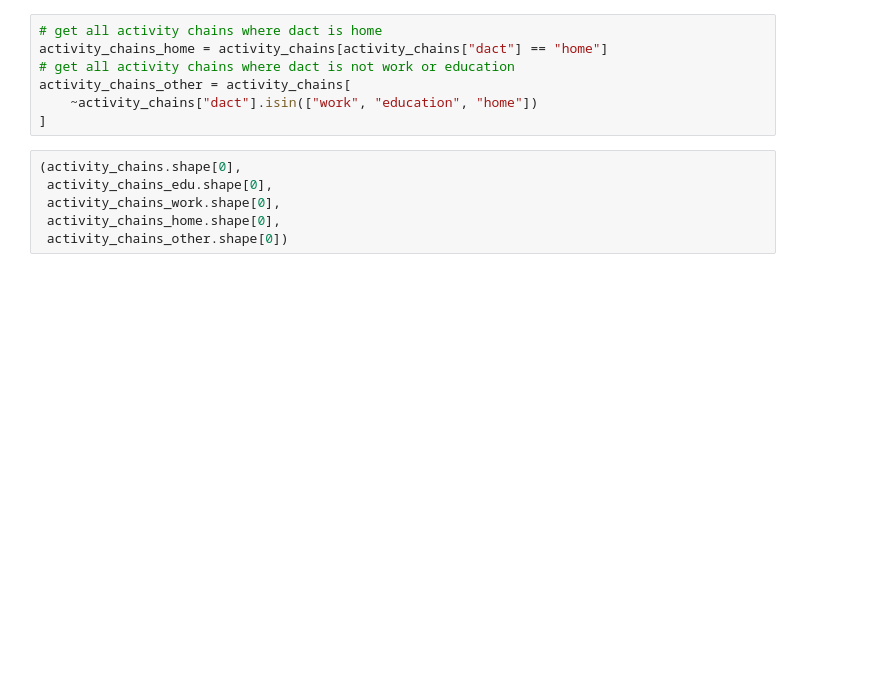
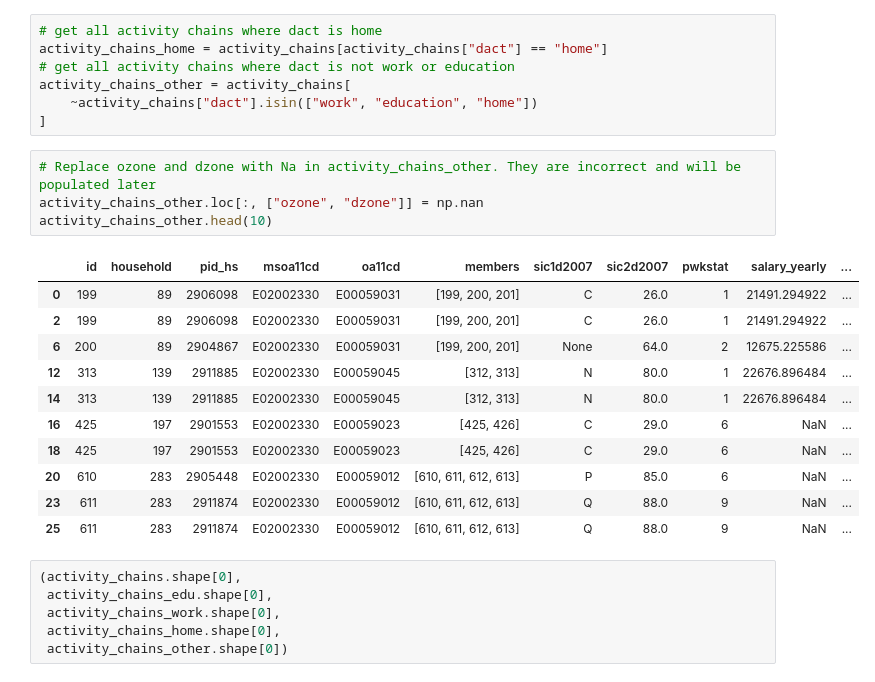
Before and after one commit to Urban-Analytics-Technology-Platform/acbm, a Jupyter notebook: notebooks/sandbox_exploring_pam.ipynb, the cells around one changed output. Drawn from its saved outputs; the diff is of its cells as text; blank space fills up the shorter version.

```diff
--- a/notebooks/sandbox_exploring_pam.ipynb
+++ b/notebooks/sandbox_exploring_pam.ipynb
@@ -110,6 +111,22 @@ activity_chains_home = activity_chains[activity_chains["dact"] == "home"]
 activity_chains_other = activity_chains[
     ~activity_chains["dact"].isin(["work", "education", "home"])
 ]
+# %%
+# Replace ozone and dzone with Na in activity_chains_other. They are incorrect and will be populated later
+activity_chains_other.loc[:, ["ozone", "dzone"]] = np.nan
+activity_chains_other.head(10)
+# %% [output]
+|  | id | household | pid_hs | msoa11cd | oa11cd | members | sic1d2007 | sic2d2007 | pwkstat | salary_yearly | ... |
+| 0 | 199 | 89 | 2906098 | E02002330 | E00059031 | [199, 200, 201] | C | 26.0 | 1 | 21491.294922 | ... |
+| 2 | 199 | 89 | 2906098 | E02002330 | E00059031 | [199, 200, 201] | C | 26.0 | 1 | 21491.294922 | ... |
+| 6 | 200 | 89 | 2904867 | E02002330 | E00059031 | [199, 200, 201] | None | 64.0 | 2 | 12675.225586 | ... |
+| 12 | 313 | 139 | 2911885 | E02002330 | E00059045 | [312, 313] | N | 80.0 | 1 | 22676.896484 | ... |
+| 14 | 313 | 139 | 2911885 | E02002330 | E00059045 | [312, 313] | N | 80.0 | 1 | 22676.896484 | ... |
+| 16 | 425 | 197 | 2901553 | E02002330 | E00059023 | [425, 426] | C | 29.0 | 6 | NaN | ... |
+| 18 | 425 | 197 | 2901553 | E02002330 | E00059023 | [425, 426] | C | 29.0 | 6 | NaN | ... |
+| 20 | 610 | 283 | 2905448 | E02002330 | E00059012 | [610, 611, 612, 613] | P | 85.0 | 6 | NaN | ... |
+| 23 | 611 | 283 | 2911874 | E02002330 | E00059012 | [610, 611, 612, 613] | Q | 88.0 | 9 | NaN | ... |
+| 25 | 611 | 283 | 2911874 | E02002330 | E00059012 | [610, 611, 612, 613] | Q | 88.0 | 9 | NaN | ... |
 # %%
 (activity_chains.shape[0],
  activity_chains_edu.shape[0],
```
Also changed, not shown: parts of 53 cells of this notebook.
